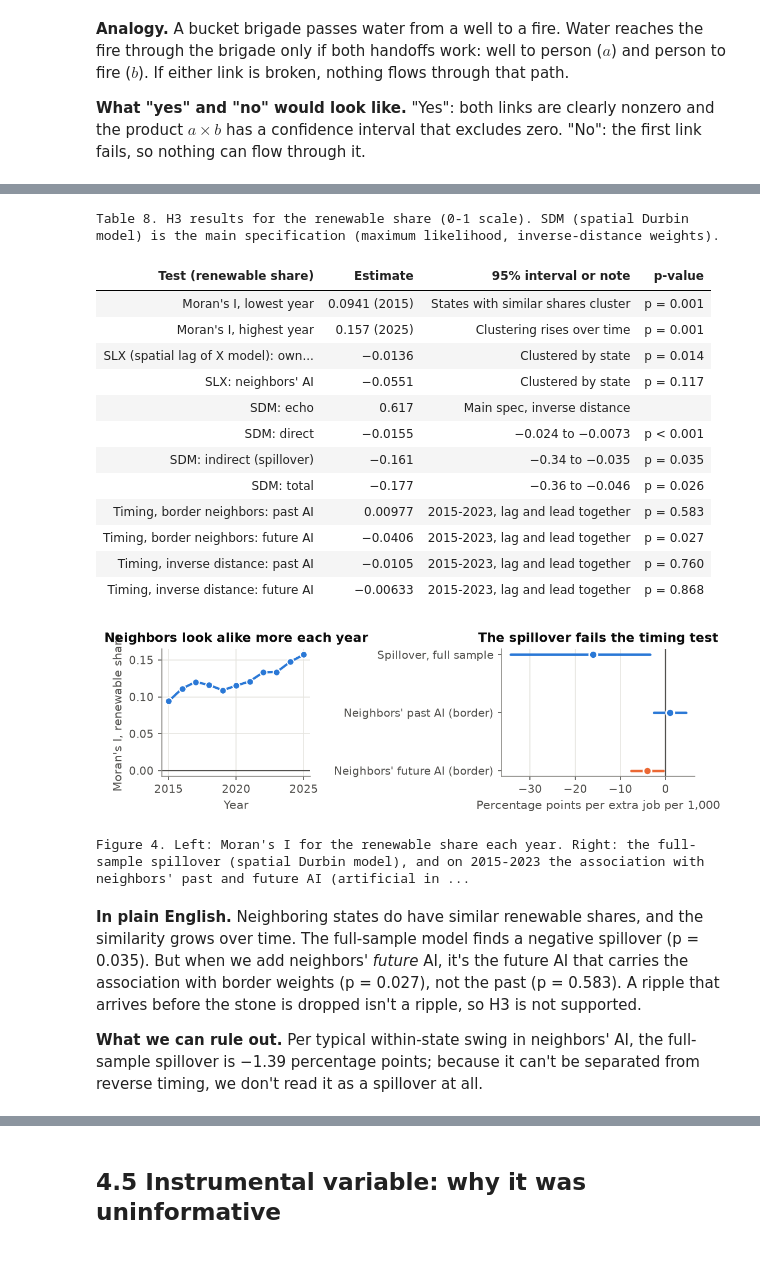
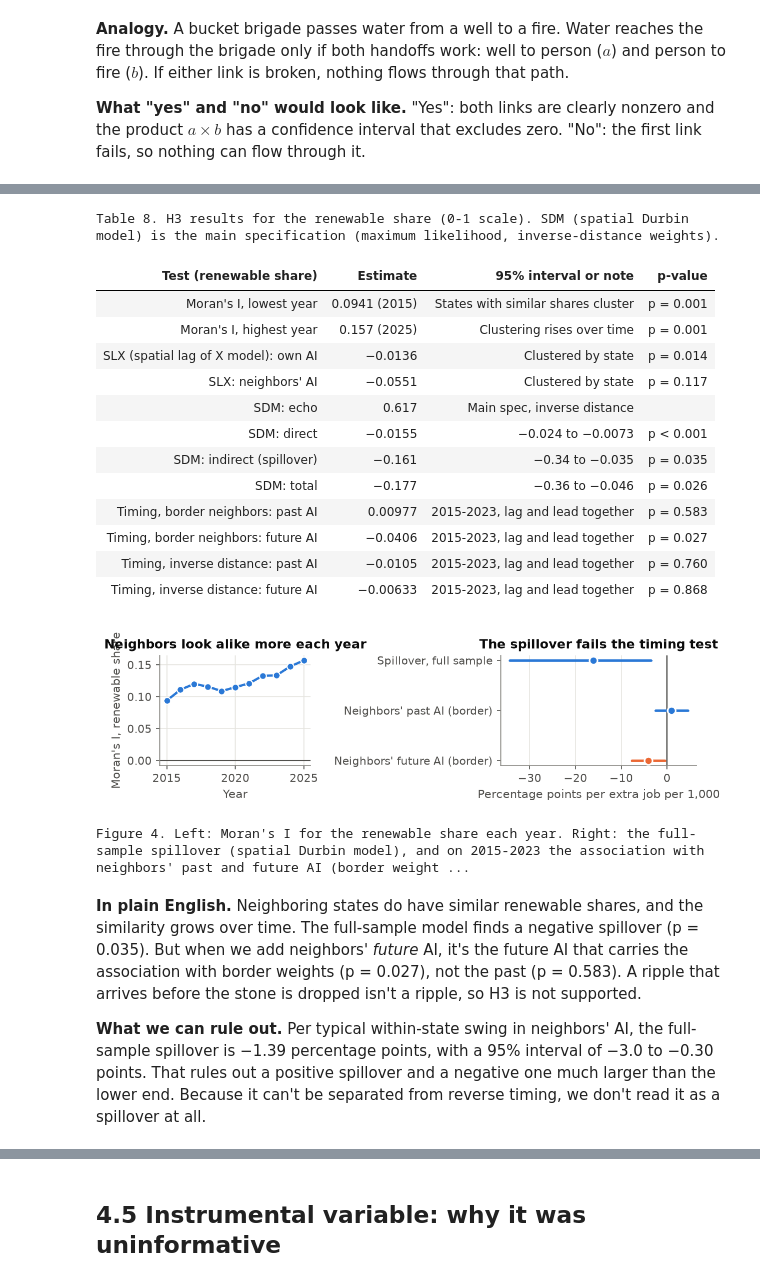
Before and after one commit to SHLEW06/econ499r-ai-renewables, a Jupyter notebook: notebooks/ECON499R_explained.ipynb, the cells around one changed output, grey strips where cells are left out. Drawn from its saved outputs; the diff is of its cells as text; code cells hidden in the pictures.

```diff
--- a/notebooks/ECON499R_explained.ipynb
+++ b/notebooks/ECON499R_explained.ipynb
@@ -6,7 +6,7 @@ if os.path.basename(os.getcwd()) == "notebooks":
 sys.path.insert(0, "code/python")
 from explained_helpers import *
 L = Tracer("ECON499R_explained.ipynb", "results/2026-11-09/explained")
-v, p, n, s, md, T, raw = L.v, L.p, L.n, L.s, L.md, L.table, L.raw
+v, p, n, s, md, T, raw, v2 = L.v, L.p, L.n, L.s, L.md, L.table, L.raw, L.v2
 
 # result files
 H1C = "results/2026-11-02/h1/h1_core.csv";  H1X = "results/2026-11-02/h1/h1_extras.csv"
@@ -34,6 +34,10 @@ GIM = "results/2026-11-07/extend/s2_georgia_implied.csv"; GFF = "data/georgia_fi
 GBC = "results/2026-11-04/georgia_solar/base_cost.csv"; GPT = "results/2026-11-04/georgia_solar/projection_table.csv"
 GPL = "results/2026-11-04/georgia_solar/projection_long.csv"; NLC = "results/2026-11-04/georgia_solar/national_lcoe_series.csv"
 REG = "data/variable_registry.csv"
+GIRP = "results/2026-11-09/georgia/irp_figures.csv"; ATT = "data/georgia_large_load_attachment.csv"
+FSB = "results/2026-11-09/fang_supp/fang_supp_b.csv"; IMPL = "results/2026-11-07/extend/e1_descriptives_vs_fang_implied.csv"
+def gi(i): return s(GIRP, "value", id=i)
+def gc(i): return s(GIRP, "cite", id=i)
 
 # tags used often
 def h1(y): return f"h1_twfe_ai518210_lag1_ctrl4_w9901_cl-state_{y}_50s2015_2025"
@@ -57,7 +61,7 @@ def ci(src, scale=1.0, sig=2, lo="ci_lo", hi="ci_hi", **f):
     return f"{v(src, lo, scale=scale, sig=sig, **f)} to {v(src, hi, scale=scale, sig=sig, **f)}"
 
 display(HTML("""<style>
-.jp-RenderedHTMLCommon, .jp-RenderedMarkdown { font-size: 10pt !important; line-height: 1.38 !important; color: #0b0b0b; }
+.jp-RenderedHTMLCommon, .jp-RenderedMarkdown { font-size: 10pt !important; line-height: 1.33 !important; color: #0b0b0b; }
 .jp-RenderedHTMLCommon p, .jp-RenderedHTMLCommon li { font-size: 10pt !important; margin-bottom: 0.4em; }
 .jp-RenderedHTMLCommon h1 { font-size: 18pt !important; border-bottom: 2px solid #2a78d6; padding-bottom: 3px; margin-top: 1.0em; }
 .jp-RenderedHTMLCommon h2 { font-size: 15pt !important; margin-top: 1.1em; }
@@ -68,6 +72,7 @@ display(HTML("""<style>
 .jp-RenderedHTMLCommon table.ex td.nw { white-space: nowrap; }
 .jp-RenderedHTMLCommon table.ex th { background: #eef3fb; font-weight: 600; }
 .jp-RenderedHTMLCommon table.ex tbody tr:nth-child(odd) { background: #fafaf8; }
+.tw.keep { break-inside: avoid; page-break-inside: avoid; }
 .tnote, .figcap { font-size: 10pt !important; color: #52514e; margin: 2px 0 12px 0; }
 .jp-OutputArea-output img { max-width: 100%; height: auto; }
 .glossary { column-count: 2; column-gap: 22px; }
@@ -454,41 +463,41 @@ T(["Test (renewable share)", "Estimate", "95% interval or note", "p-value"], [
  ["Timing, border neighbors: past AI", v(PSLX, 'estimate', tag=B_LAG), "2015-2023, lag and lead together", p(PSLX, tag=B_LAG)],
  ["Timing, border neighbors: future AI", v(PSLX, 'estimate', tag=B_LEAD), "2015-2023, lag and lead together", p(PSLX, tag=B_LEAD)],
  ["Timing, inverse distance: past AI", v(PSLX, 'estimate', tag=I_LAG), "2015-2023, lag and lead together", p(PSLX, tag=I_LAG)],
  ["Timing, inverse distance: future AI", v(PSLX, 'estimate', tag=I_LEAD), "2015-2023, lag and lead together", p(PSLX, tag=I_LEAD)],
 ], "H3 results for the renewable share (0-1 scale). SDM is the main specification (maximum likelihood, inverse-distance weights).")
-fig, (a1, a2) = plt.subplots(1, 2, figsize=(7.4, 2.46), gridspec_kw=dict(width_ratios=[1, 1.3]))
+fig, (a1, a2) = plt.subplots(1, 2, figsize=(7.4, 2.26), gridspec_kw=dict(width_ratios=[1, 1.3]))
 a1.plot(yrs, [Ivals[y] for y in yrs], "-o", color=BLUE, lw=2, ms=6, mec="white")
 a1.axhline(0, color=INK2, lw=1); a1.set_title("Neighbors look alike more each year"); a1.set_ylabel("Moran's I, renewable share"); a1.set_xlabel("Year")
 labs = ["Spillover, full sample", "Neighbors' past AI (border)", "Neighbors' future AI (border)"]
 e = [100 * raw(SDMI, "plugin", tag=SDM, effect="indirect"), 100 * raw(PSLX, "estimate", tag=B_LAG), 100 * raw(PSLX, "estimate", tag=B_LEAD)]
 lo = [100 * raw(SDMI, "ci_lo", tag=SDM, effect="indirect"), 100 * raw(PSLX, "ci_lo", tag=B_LAG), 100 * raw(PSLX, "ci_lo", tag=B_LEAD)]
 hi = [100 * raw(SDMI, "ci_hi", tag=SDM, effect="indirect"), 100 * raw(PSLX, "ci_hi", tag=B_LAG), 100 * raw(PSLX, "ci_hi", tag=B_LEAD)]
 coefplot(a2, labs, e, lo, hi, colors=[BLUE, BLUE, ORANGE], unit="Percentage points per extra job per 1,000")
 a2.set_title("The spillover fails the timing test")
 L.fig(fig, "Left: Moran's I for the renewable share each year. Right: the full-sample spillover (spatial Durbin model), and on 2015-2023 the association with neighbors' past and future AI (border weights), with 95% intervals.")
 md(f"""**In plain English.** Neighboring states do have similar renewable shares, and the similarity grows over time. The full-sample model finds a negative spillover ({p(SDMI, 'p', tag=SDM, effect='indirect')}). But when we add neighbors' *future* AI, it's the future AI that carries the association with border weights ({p(PSLX, tag=B_LEAD)}), not the past ({p(PSLX, tag=B_LAG)}). A ripple that arrives before the stone is dropped isn't a ripple, so H3 is not supported.
 
-**What we can rule out.** Per typical within-state swing in neighbors' AI, the full-sample spillover is {v(I1SD, 'indirect_per_1sd', scale=100, W_version='invdist50', estimator='ML')} percentage points; because it can't be separated from reverse timing, we don't read it as a spillover at all.""")
+**What we can rule out.** Per typical within-state swing in neighbors' AI, the full-sample spillover is {v(I1SD, 'indirect_per_1sd', scale=100, W_version='invdist50', estimator='ML')} percentage points, with a 95% interval of {v2(I1SD, 'ci_lo', 'sd_wai', 'mul', scale=100, sig=2, W_version='invdist50', estimator='ML')} to {v2(I1SD, 'ci_hi', 'sd_wai', 'mul', scale=100, sig=2, W_version='invdist50', estimator='ML')} points. That rules out a positive spillover and a negative one much larger than the lower end. Because it can't be separated from reverse timing, we don't read it as a spillover at all.""")
 # %% [output]
 Table 8. H3 results for the renewable share (0-1 scale). SDM (spatial Durbin model) is the main specification (maximum likelihood, inverse-distance weights).
 | Test (renewable share) | Estimate | 95% interval or note | p-value |
 | Moran's I, lowest year | 0.0941 (2015) | States with similar shares cluster | p = 0.001 |
 | Moran's I, highest year | 0.157 (2025) | Clustering rises over time | p = 0.001 |
-| SLX (spatial lag of X model): own... | −0.0136 | Clustered by state | p = 0.014 |
+| SLX (spatial lag of X model): own AI | −0.0136 | Clustered by state | p = 0.014 |
 | SLX: neighbors' AI | −0.0551 | Clustered by state | p = 0.117 |
 | SDM: echo | 0.617 | Main spec, inverse distance |  |
 | SDM: direct | −0.0155 | −0.024 to −0.0073 | p < 0.001 |
 | SDM: indirect (spillover) | −0.161 | −0.34 to −0.035 | p = 0.035 |
 | SDM: total | −0.177 | −0.36 to −0.046 | p = 0.026 |
 | Timing, border neighbors: past AI | 0.00977 | 2015-2023, lag and lead together | p = 0.583 |
 | Timing, border neighbors: future AI | −0.0406 | 2015-2023, lag and lead together | p = 0.027 |
 | Timing, inverse distance: past AI | −0.0105 | 2015-2023, lag and lead together | p = 0.760 |
 | Timing, inverse distance: future AI | −0.00633 | 2015-2023, lag and lead together | p = 0.868 |
-[figure, old version]
+[figure, new version]
-Figure 4. Left: Moran's I for the renewable share each year. Right: the full-sample spillover (spatial Durbin model), and on 2015-2023 the association with neighbors' past and future AI (artificial in ...
+Figure 4. Left: Moran's I for the renewable share each year. Right: the full-sample spillover (spatial Durbin model), and on 2015-2023 the association with neighbors' past and future AI (border weight ...
 **In plain English.** Neighboring states do have similar renewable shares, and the similarity grows over time. The full-sample model finds a negative spillover (p = 0.035). But when we add neighbors' *future* AI, it's the future AI that carries the association with border weights (p = 0.027), not the past (p = 0.583). A ripple that arrives before the stone is dropped isn't a ripple, so H3 is not supported.
 
-**What we can rule out.** Per typical within-state swing in neighbors' AI, the full-sample spillover is −1.39 percentage points; because it can't be separated from reverse timing, we don't read it as a spillover at all.
+**What we can rule out.** Per typical within-state swing in neighbors' AI, the full-sample spillover is −1.39 percentage points, with a 95% interval of −3.0 to −0.30 points. That rules out a positive spillover and a negative one much larger than the lower end. Because it can't be separated from reverse timing, we don't read it as a spillover at all.
 # %%
 md("## 4.4 Robustness: lead, lags, long difference, state trends")
 md("""**The question.** Do the H1 results hold when we change how time enters the model?""")
```
Also changed, not shown: parts of 32 cells of this notebook, 3 other files.
